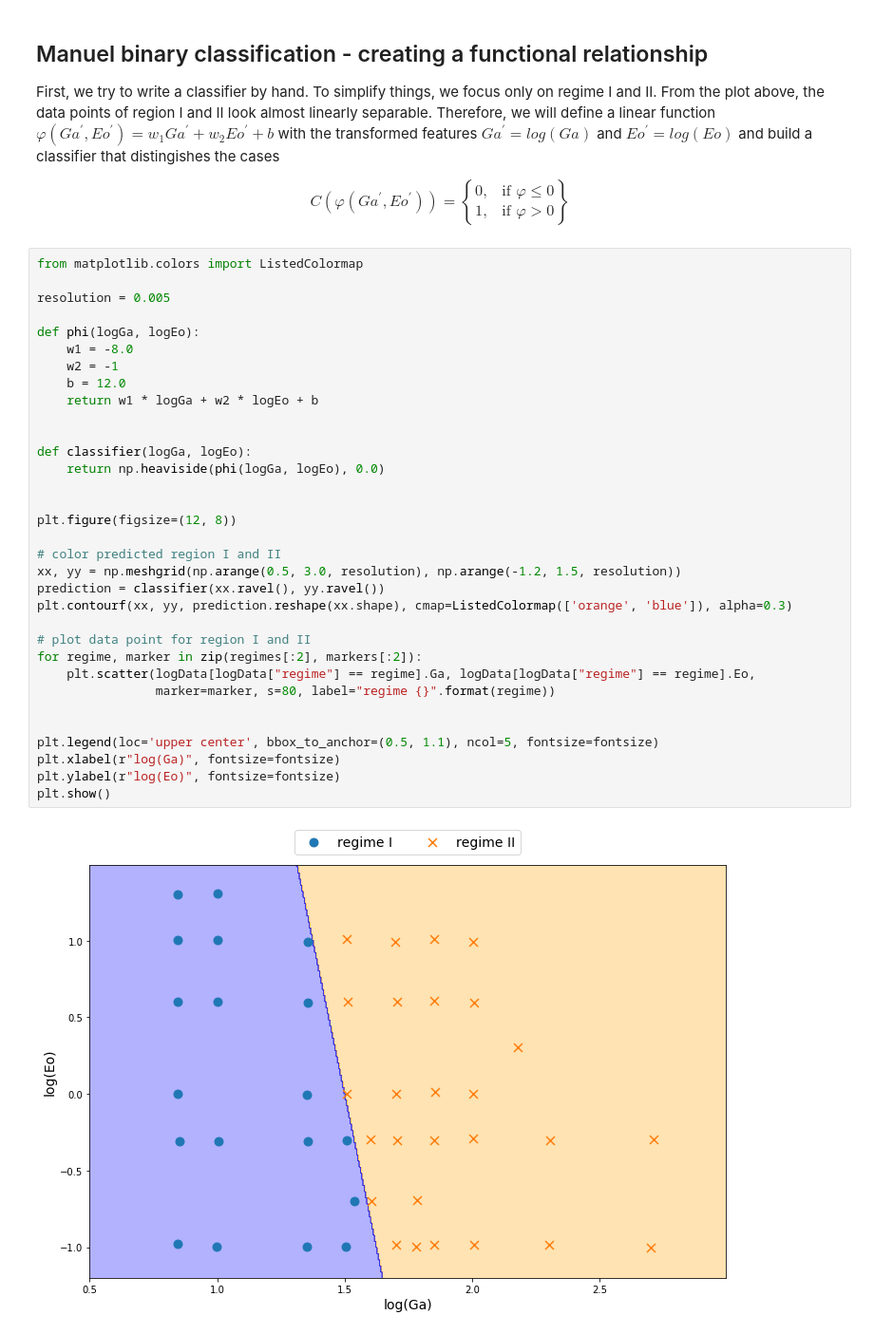
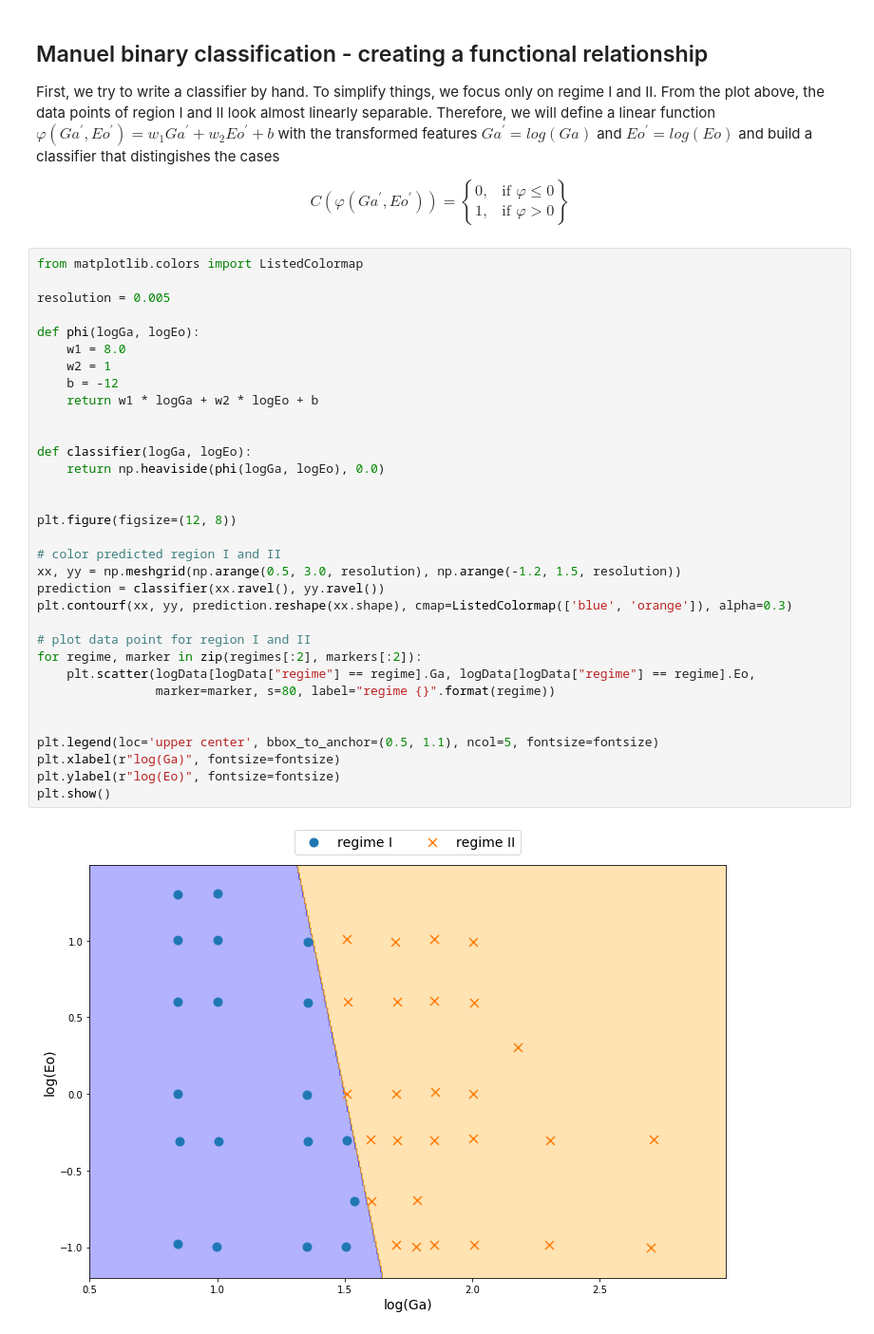
Before and after one commit to AndreWeiner/machine-learning-applied-to-cfd, a Jupyter notebook: notebooks/path_regime_classification.ipynb, the cells around one changed output. Shown at 95% size. Saved outputs shown, nothing was run; the diff lists cells and outputs as text.

```diff
--- a/notebooks/path_regime_classification.ipynb
+++ b/notebooks/path_regime_classification.ipynb
@@ -87,38 +87,38 @@ $$
 # %%
 from matplotlib.colors import ListedColormap
 
 resolution = 0.005
 
 def phi(logGa, logEo):
-    w1 = -8.0
-    w2 = -1
-    b = 12.0
+    w1 = 8.0
+    w2 = 1
+    b = -12
     return w1 * logGa + w2 * logEo + b
 
 
 def classifier(logGa, logEo):
     return np.heaviside(phi(logGa, logEo), 0.0)
 
 
 plt.figure(figsize=(12, 8))
 
 # color predicted region I and II
 xx, yy = np.meshgrid(np.arange(0.5, 3.0, resolution), np.arange(-1.2, 1.5, resolution))
 prediction = classifier(xx.ravel(), yy.ravel())
-plt.contourf(xx, yy, prediction.reshape(xx.shape), cmap=ListedColormap(['orange', 'blue']), alpha=0.3)
+plt.contourf(xx, yy, prediction.reshape(xx.shape), cmap=ListedColormap(['blue', 'orange']), alpha=0.3)
 
 # plot data point for region I and II
 for regime, marker in zip(regimes[:2], markers[:2]):
     plt.scatter(logData[logData["regime"] == regime].Ga, logData[logData["regime"] == regime].Eo,
                 marker=marker, s=80, label="regime {}".format(regime))
 
 
 plt.legend(loc='upper center', bbox_to_anchor=(0.5, 1.1), ncol=5, fontsize=fontsize)
 plt.xlabel(r"log(Ga)", fontsize=fontsize)
 plt.ylabel(r"log(Eo)", fontsize=fontsize)
 plt.show()
 # %% [output]
-[figure, old version]
+[figure, new version]
 # %% [markdown]
 The classifier predicts points of region I and II in the data set correctly. But there is some space for improvement:
 * we had to figure out the functional relationship for $\varphi$ manually
```
Also changed, not shown: parts of 8 cells of this notebook.
